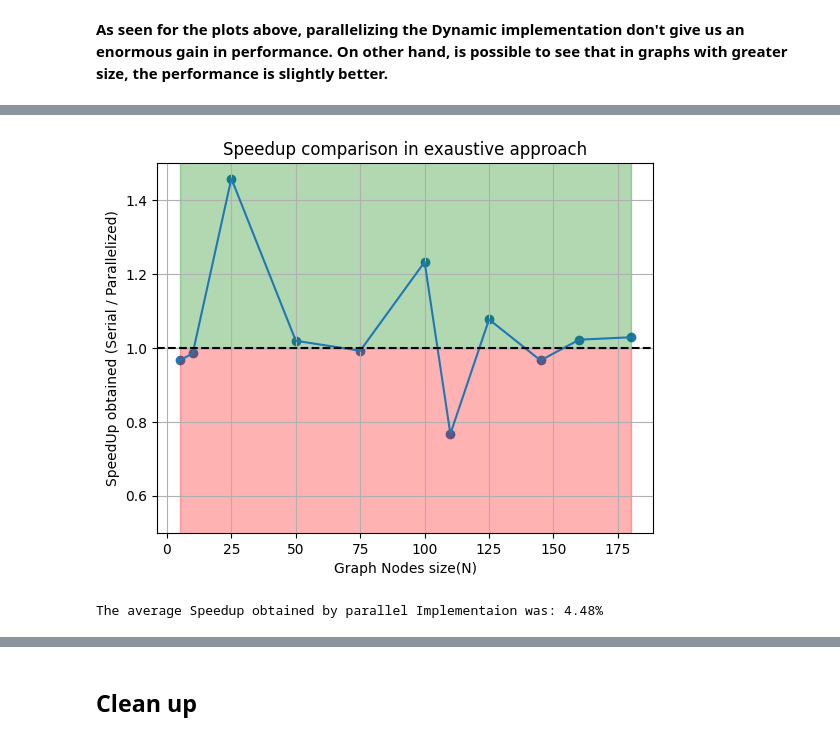
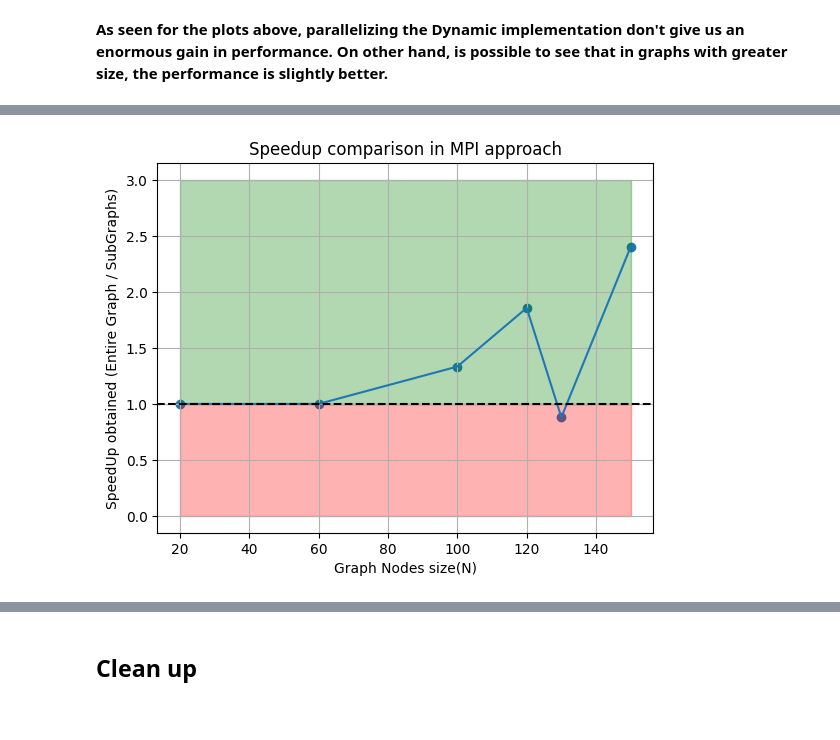
Before and after one commit to matheus-1618/Maximal-Clique-Problem, a Jupyter notebook: src/Report.ipynb, the cells around one changed output, grey strips where cells are left out. Cells and saved outputs as stored; diff of their text form; code cells hidden in the pictures.

Commit message:
Improve Report with MPI Data

```diff
--- a/src/Report.ipynb
+++ b/src/Report.ipynb
@@ -1296,0 +1617,15 @@ plt.show()
+# %%
+import pandas as pd
+graph_sizes = [20,60,100,120,130,150]
+entire_graph_clique = [9,13,15,15,15,19]
+entire_graph_time = [1,1,4,13,22,125]
+subgraph_implementation_clique = [8,12,14,14,15,16]
+subgraph_implementation_time = [1,1,3,7,25,52]
+
+df = pd.DataFrame(columns=['Graph Size', 'MPI entire Graph', 'MPI subgraph with 85%'])
+df['Graph Size'] = graph_sizes
+df["MPI entire Graph"] = entire_graph_clique
+df['MPI subgraph with 85%'] = subgraph_implementation_clique
+df["Accuracy Rate of MPI Subgraph"] = 100 * (1 - (df['MPI entire Graph'] - df['MPI subgraph with 85%']) / df['MPI entire Graph'])
+
+df
@@ -1297,26 +1665,16 @@ plt.show()
 # %%
 import numpy as np
-plt.plot(tamanhos,np.array(exaustive) / np.array(exaustive_parallel))
-plt.scatter(tamanhos,np.array(exaustive) / np.array(exaustive_parallel))
-plt.title("Speedup comparison in exaustive approach")
+plt.plot(graph_sizes,np.array(entire_graph_time) / np.array(subgraph_implementation_time))
+plt.scatter(graph_sizes,np.array(entire_graph_time) / np.array(subgraph_implementation_time))
+plt.title("Speedup comparison in MPI approach")
 plt.xlabel("Graph Nodes size(N)")
-plt.ylabel("SpeedUp obtained (Serial / Parallelized)")
+plt.ylabel("SpeedUp obtained (Entire Graph / SubGraphs)")
 plt.axhline(y=1, color='black', linestyle='--', label='Baseline (Speedup = 1)')
-midpoint = len(tamanhos) // 2
-speedup = np.array(exaustive) / np.array(exaustive_parallel)
-plt.fill_between(tamanhos, 1, 5, color='green', alpha=0.3, label='Fill Region')
-plt.fill_between(tamanhos, 0, 1, color='red', alpha=0.3, label='Fill Region')
-plt.ylim([0.5,1.5])
+midpoint = len(graph_sizes) // 2
+speedup = np.array(subgraph_implementation_time) / np.array(entire_graph_time)
+plt.fill_between(graph_sizes, 1, 3, color='green', alpha=0.3, label='Fill Region')
+plt.fill_between(graph_sizes, 0, 1, color='red', alpha=0.3, label='Fill Region')
 plt.grid(True)
 plt.show()
 # %% [output]
-[figure, old version]
+[figure, new version]
-# %%
-speedup = np.array(exaustive) / np.array(exaustive_parallel)
-average_speedup = np.mean(speedup)
-
-# Calculate the average speedup percentage
-average_speedup_percentage = ((average_speedup - 1) / average_speedup) * 100
-print(f"The average Speedup obtained by parallel Implementaion was: {average_speedup_percentage:.2f}%")
-# %% [output]
-The average Speedup obtained by parallel Implementaion was: 4.48%
```
Also changed, not shown: parts of 15 cells of this notebook.
